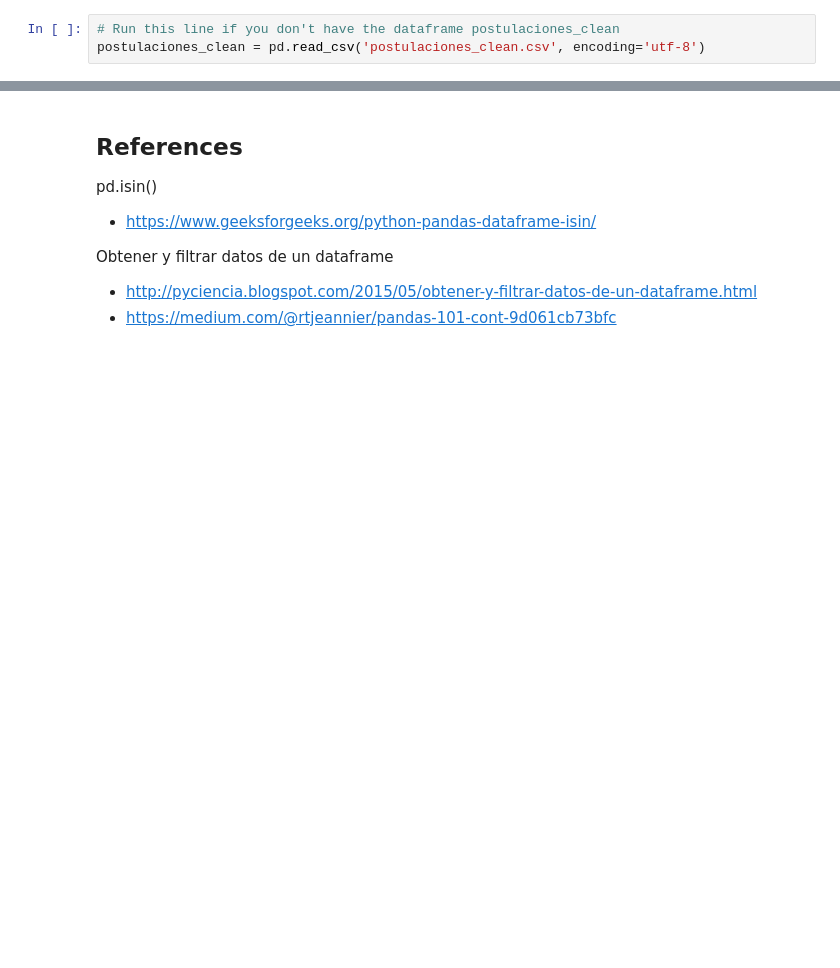
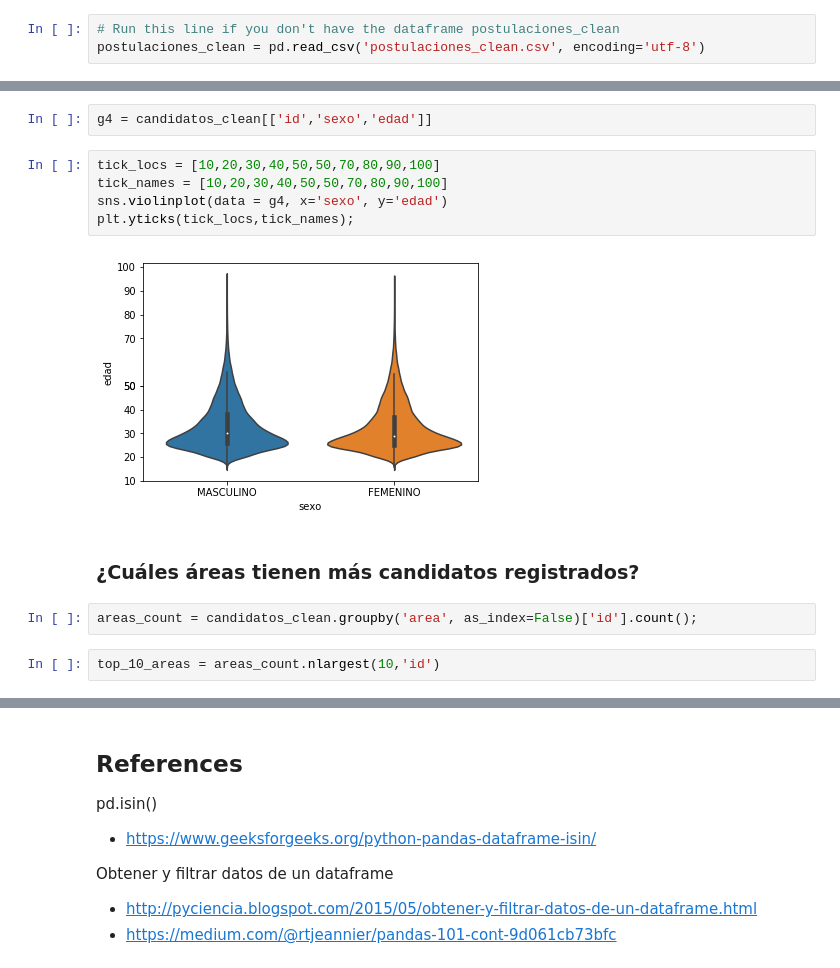
Before and after one commit to Lilianasu/SNEmpleo, a Jupyter notebook: 4.3 Cleaning candidatos.ipynb, the cells around one changed output, grey strips where cells are left out. Drawn from its saved outputs; the diff is of its cells as text; blank space fills up the shorter version.

```diff
--- a/4.3 Cleaning candidatos.ipynb
+++ b/4.3 Cleaning candidatos.ipynb
@@ -708,0 +667,15 @@ fig = plt.figure(FigureClass=Waffle,
+# %%
+g4 = candidatos_clean[['id','sexo','edad']]
+# %%
+tick_locs = [10,20,30,40,50,50,70,80,90,100]
+tick_names = [10,20,30,40,50,50,70,80,90,100]
+sns.violinplot(data = g4, x='sexo', y='edad')
+plt.yticks(tick_locs,tick_names);
+# %% [output]
+[figure, added]
+# %% [markdown]
+### ¿Cuáles áreas tienen más candidatos registrados?
+# %%
+areas_count = candidatos_clean.groupby('area', as_index=False)['id'].count();
+# %%
+top_10_areas = areas_count.nlargest(10,'id')
```
Also changed, not shown: parts of 121 cells of this notebook, 1 other file.
